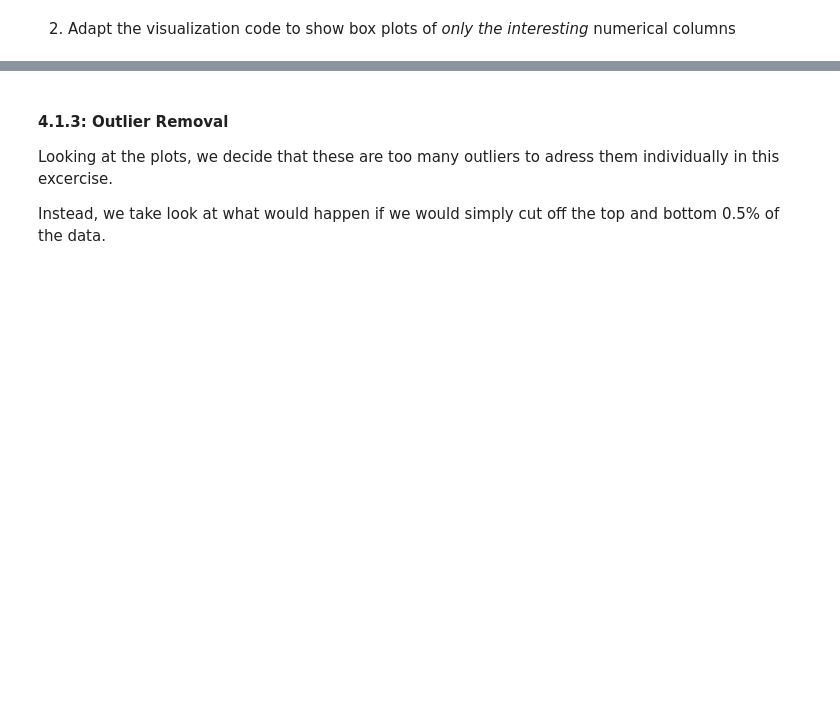
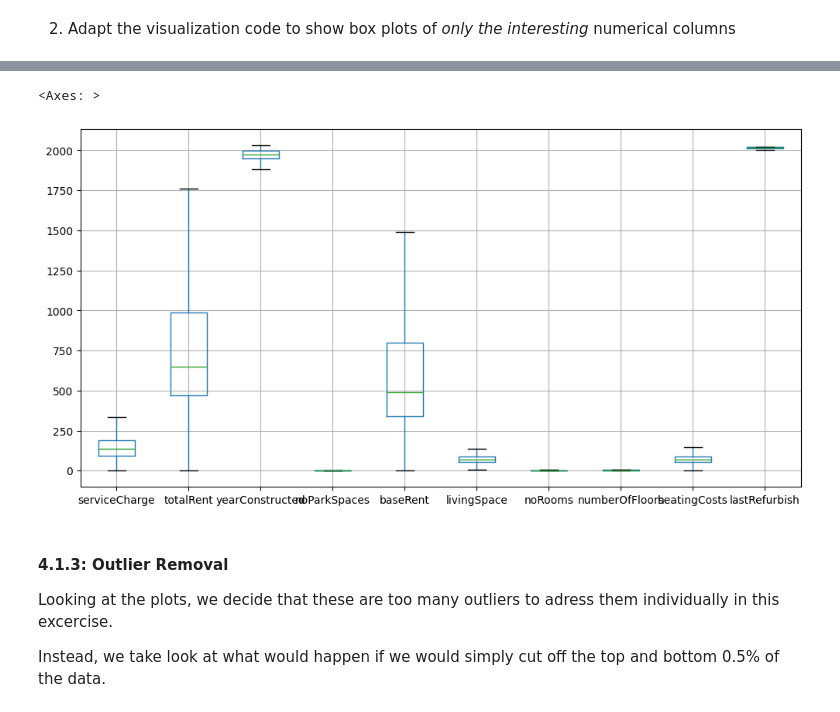
Before and after one commit to SchnilchMitte/ML-Template, a Jupyter notebook: A2_Data_Preparation_Regression.ipynb, the cells around one changed output, grey strips where cells are left out. Drawn from its saved outputs; the diff is of its cells as text; code cells hidden in the pictures; blank space fills up the shorter version.

```diff
--- a/A2_Data_Preparation_Regression.ipynb
+++ b/A2_Data_Preparation_Regression.ipynb
@@ -368,3 +427,23 @@ Outliers can be visualized using histograms and boxplot charts.
+# %%
+# TODO: Implement
+"""numerical_columns = immo_3.select_dtypes(include=np.number).columns
+
+n_cols = len(interesting_columns)
+n_rows = int(np.ceil(len(categorical_columns) / n_cols))
+ax = plt.subplots(nrows=n_rows, ncols=n_cols, squeeze=False)[1].flatten()
+
+for i, colname in enumerate(numerical_columns):
+    if(colname in interesting_columns):
+
+        immo_4[colname].plot(kind="hist", ax=ax[i],bins=30, title=colname,figsize=(24, 12) )
+
+plt.show()"""
+
+immo_4.boxplot(column=interesting_columns,figsize=(12, 6),showfliers=False)
+#wenn falsch dann showfliers=False raus
+# %% [output]
+<Axes: >
+[figure, added]
 # %% [markdown]
 #### 4.1.3: Outlier Removal
 Looking at the plots, we decide that these are too many outliers to adress them individually in this excercise.
```
Also changed, not shown: parts of 13 cells of this notebook, 10 other files.
